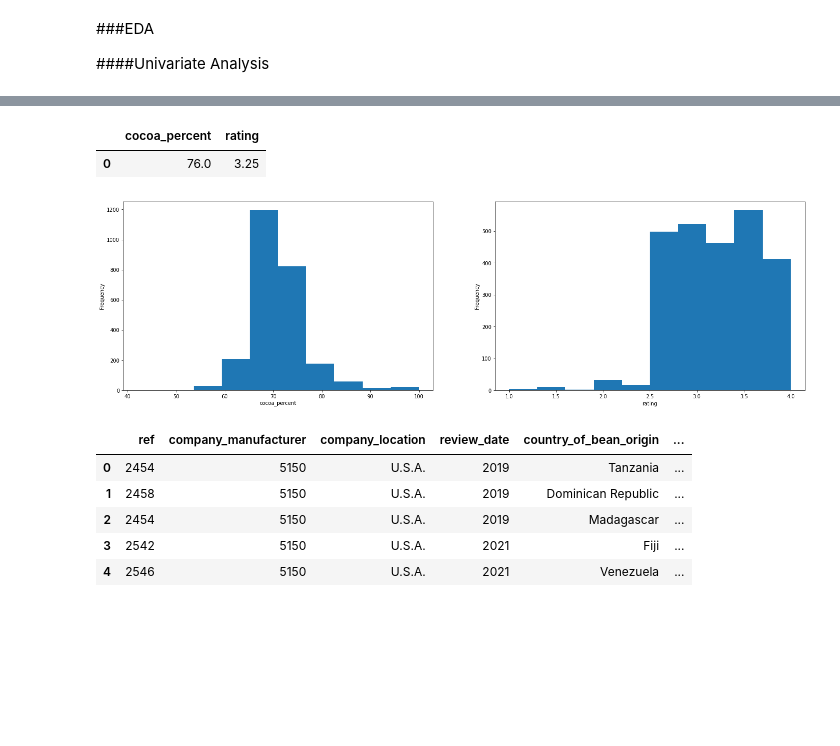
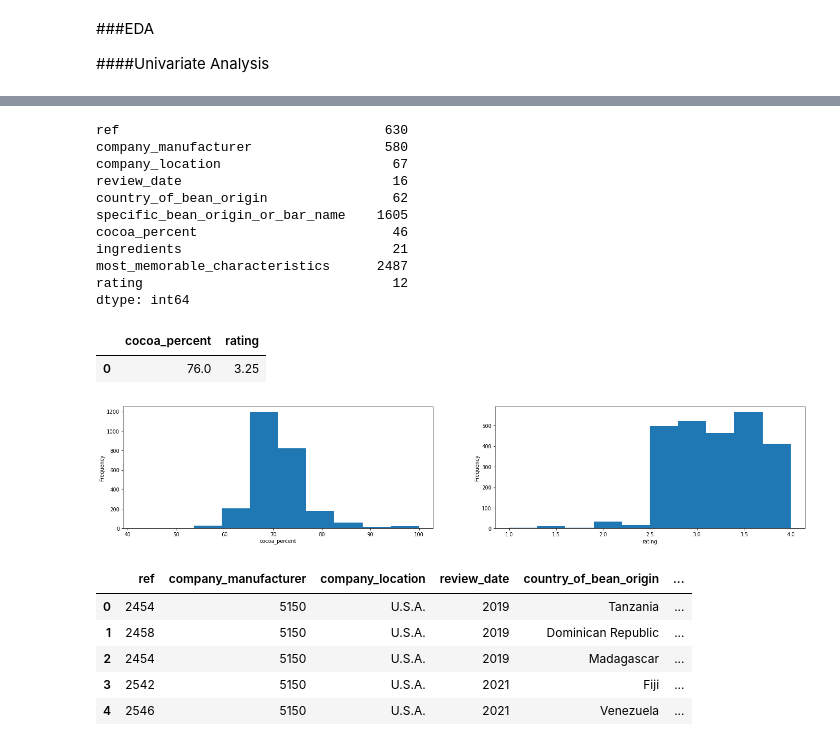
Before and after one commit to flyin01/tidy_tuesday, a Jupyter notebook: ml_pipeline.ipynb, the cells around one changed output, grey strips where cells are left out. Cells and saved outputs as stored; diff of their text form; code cells hidden in the pictures; blank space fills up the shorter version.

```diff
--- a/ml_pipeline.ipynb
+++ b/ml_pipeline.ipynb
@@ -29,7 +29,7 @@ df['ref'] = df['ref'].astype('string')
 df['company_manufacturer'] = df['company_manufacturer'].astype('string')
 df['company_location'] = df['company_location'].astype('string')
 #df['review_date'] = pd.to_datetime(df['review_date'], errors='coerce')
-df['review_date'] = df['review_date'].astype('string')
+#df['review_date'] = df['review_date'].astype('string')
 df['country_of_bean_origin'] = df['country_of_bean_origin'].astype('string')
 df['specific_bean_origin_or_bar_name'] = df['specific_bean_origin_or_bar_name'].astype('string')
 
@@ -77,3 +94,18 @@ df.describe()
+# %%
+# Check unique values per column using built in pandas method - Alt 2 - Use this!
+print(df.nunique())
+# %% [output]
+ref                                  630
+company_manufacturer                 580
+company_location                      67
+review_date                           16
+country_of_bean_origin                62
+specific_bean_origin_or_bar_name    1605
+cocoa_percent                         46
+ingredients                           21
+most_memorable_characteristics      2487
+rating                                12
+dtype: int64
 # %%
 df_num = df[['cocoa_percent','rating']]
 df_num.head(1)
@@ -83,14 +115,14 @@ df_num.head(1)
 # %%
 fig = plt.figure(figsize=(24,15))
 i = 0
 
 for column in df_num:
-  sub = fig.add_subplot(2,2, i + 1)
+  sub = fig.add_subplot(3,2, i + 1)
   sub.set_xlabel(column)
   df[column].plot(kind = 'hist')
   i =+ 1
 # %% [output]
-[figure, old version]
+[figure, new version]
 # %%
 # create binary label of rating
 df['label'] = np.where(df['rating'] > 3, True, False)
```
Also changed, not shown: parts of 13 cells of this notebook.
